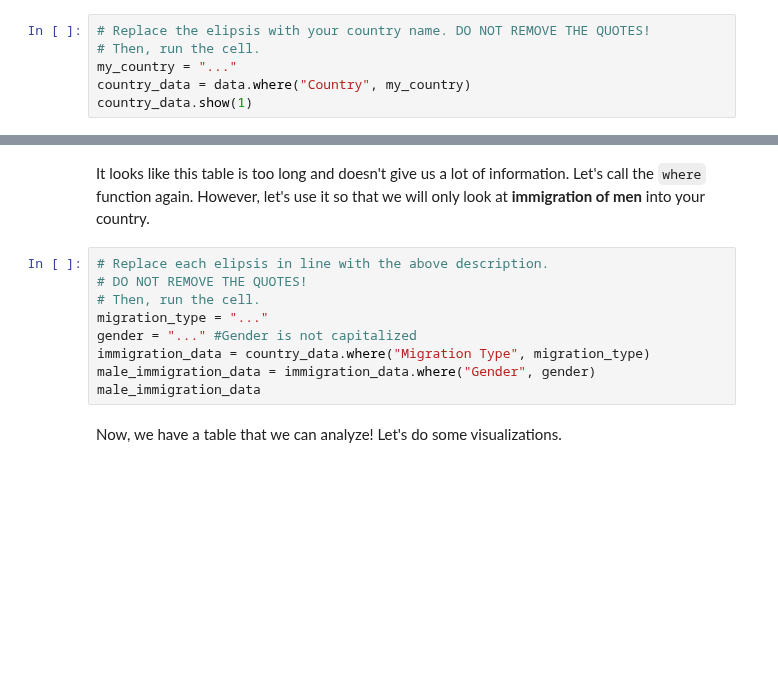
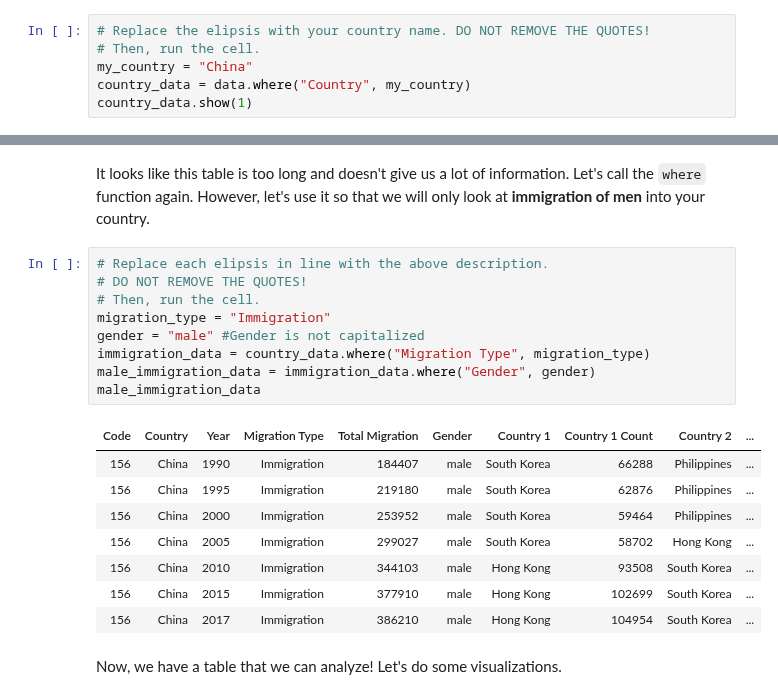
Before and after one commit to ds-modules/IAS-150, a Jupyter notebook: IAS-150_notebook.ipynb, the cells around one changed output, grey strips where cells are left out. Saved outputs shown, nothing was run; the diff lists cells and outputs as text; blank space fills up the shorter version.

```diff
--- a/IAS-150_notebook.ipynb
+++ b/IAS-150_notebook.ipynb
@@ -104,6 +116,6 @@ The `where` function can be used on a data set to find *where* the data meets th
 # %%
 # Replace the elipsis with your country name. DO NOT REMOVE THE QUOTES!
 # Then, run the cell.
-my_country = "..."
+my_country = "China"
 country_data = data.where("Country", my_country)
 country_data.show(1)
@@ -112,12 +128,21 @@ It looks like this table is too long and doesn't give us a lot of information. L
 # %%
 # Replace each elipsis in line with the above description.
 # DO NOT REMOVE THE QUOTES!
 # Then, run the cell.
-migration_type = "..."
-gender = "..." #Gender is not capitalized
+migration_type = "Immigration"
+gender = "male" #Gender is not capitalized
 immigration_data = country_data.where("Migration Type", migration_type)
 male_immigration_data = immigration_data.where("Gender", gender)
 male_immigration_data
+# %% [output]
+| Code | Country | Year | Migration Type | Total Migration | Gender | Country 1 | Country 1 Count | Country 2 | ... |
+| 156 | China | 1990 | Immigration | 184407 | male | South Korea | 66288 | Philippines | ... |
+| 156 | China | 1995 | Immigration | 219180 | male | South Korea | 62876 | Philippines | ... |
+| 156 | China | 2000 | Immigration | 253952 | male | South Korea | 59464 | Philippines | ... |
+| 156 | China | 2005 | Immigration | 299027 | male | South Korea | 58702 | Hong Kong | ... |
+| 156 | China | 2010 | Immigration | 344103 | male | Hong Kong | 93508 | South Korea | ... |
+| 156 | China | 2015 | Immigration | 377910 | male | Hong Kong | 102699 | South Korea | ... |
+| 156 | China | 2017 | Immigration | 386210 | male | Hong Kong | 104954 | South Korea | ... |
 # %% [markdown]
 Now, we have a table that we can analyze! Let's do some visualizations.
 # %% [markdown]
```
Also changed, not shown: parts of 12 cells of this notebook.
